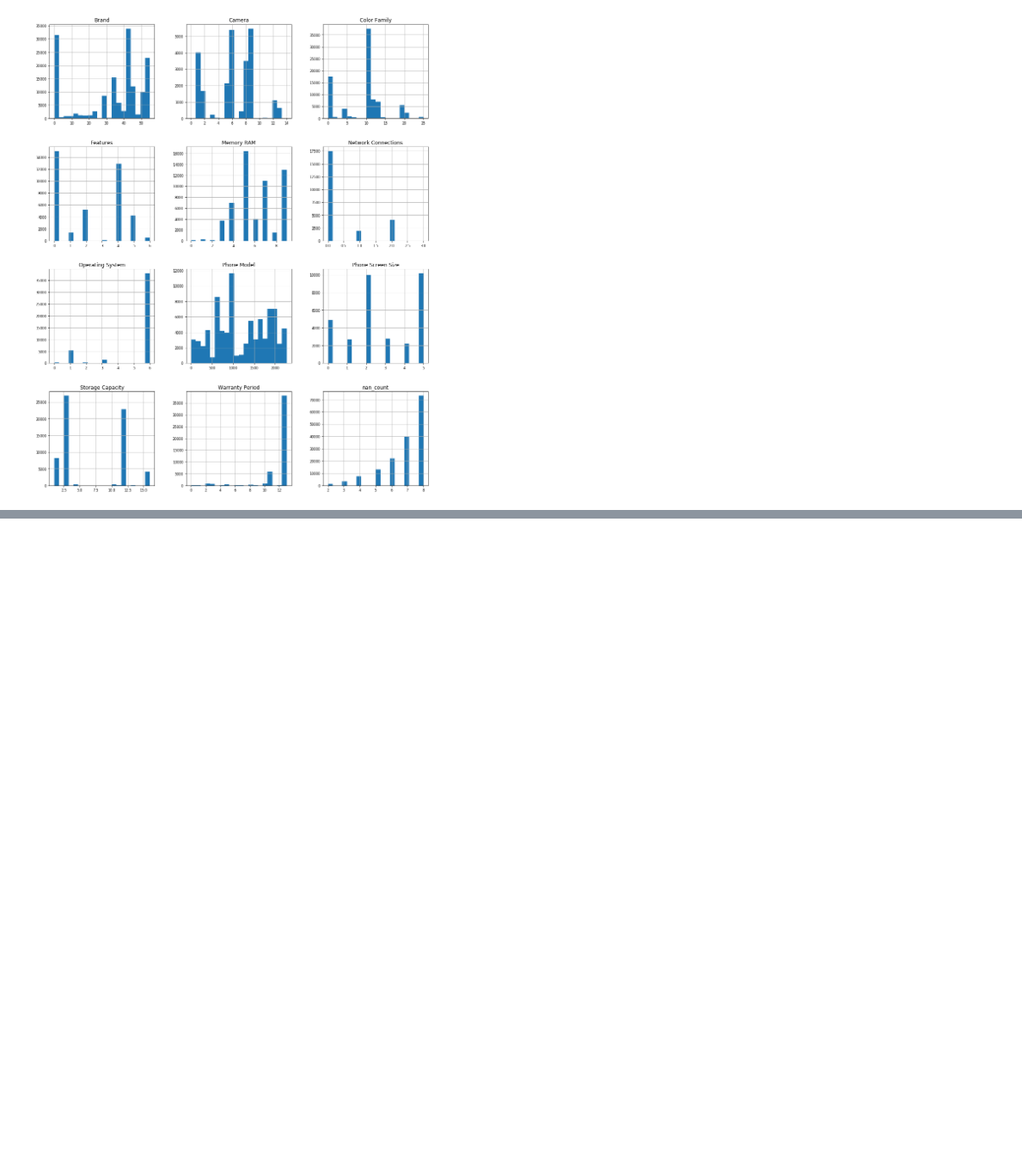
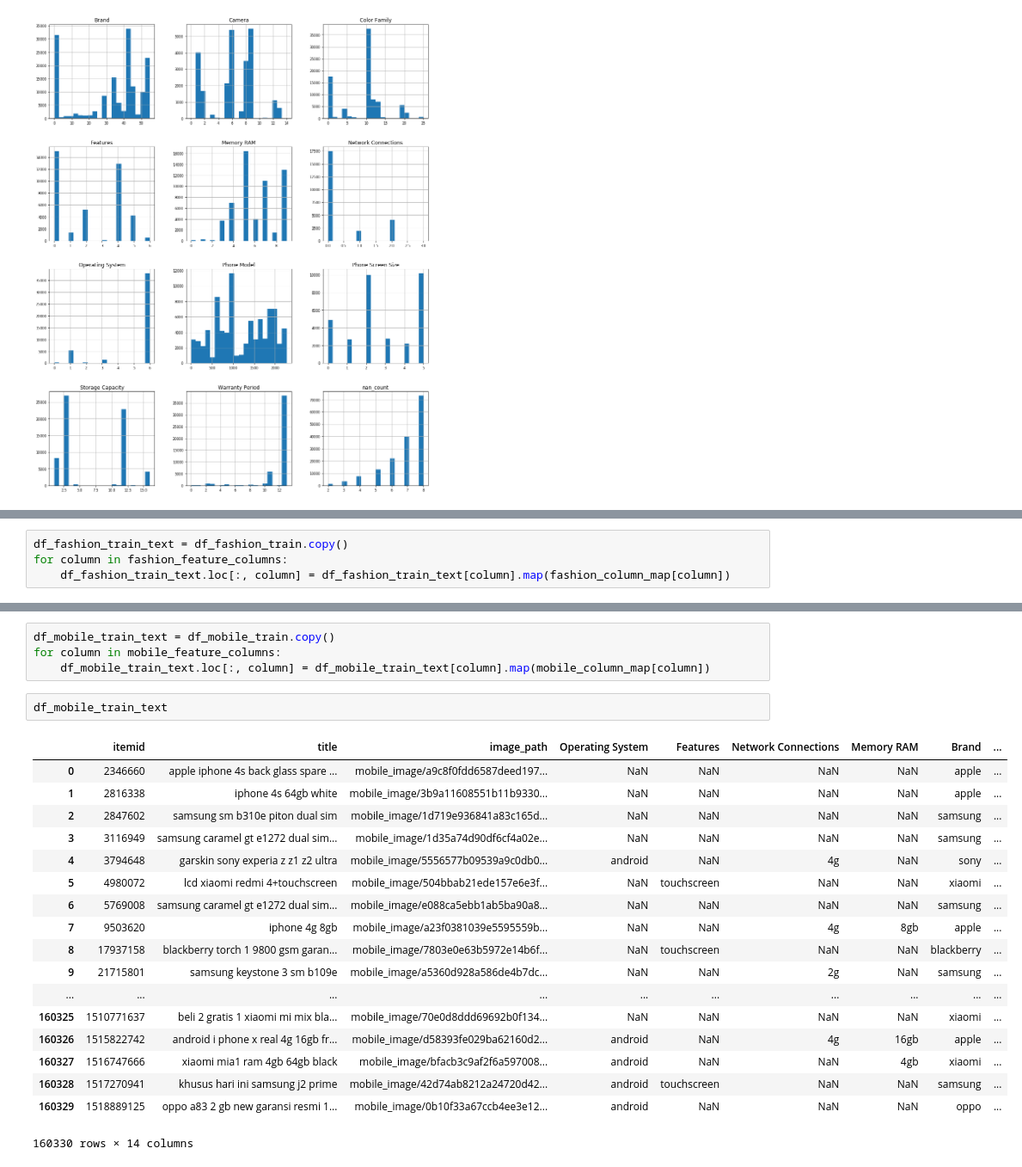
Before and after one commit to kevinling0218/ndsc2019, a Jupyter notebook: EDA.ipynb, the cells around one changed output, grey strips where cells are left out. Shown at 86% size. Cells and saved outputs as stored; diff of their text form; blank space fills up the shorter version.

```diff
--- a/EDA.ipynb
+++ b/EDA.ipynb
@@ -299,0 +367,4 @@ array([[<matplotlib.axes._subplots.AxesSubplot object at 0x...>,
+# %%
+df_fashion_train_text = df_fashion_train.copy()
+for column in fashion_feature_columns:
+    df_fashion_train_text.loc[:, column] = df_fashion_train_text[column].map(fashion_column_map[column])
@@ -299,0 +392,25 @@ array([[<matplotlib.axes._subplots.AxesSubplot object at 0x...>,
+# %%
+df_mobile_train_text = df_mobile_train.copy()
+for column in mobile_feature_columns:
+    df_mobile_train_text.loc[:, column] = df_mobile_train_text[column].map(mobile_column_map[column])
+# %%
+df_mobile_train_text
+# %% [output]
+|  | itemid | title | image_path | Operating System | Features | Network Connections | Memory RAM | Brand | ... |
+| 0 | 2346660 | apple iphone 4s back glass spare ... | mobile_image/a9c8f0fdd6587deed197... | NaN | NaN | NaN | NaN | apple | ... |
+| 1 | 2816338 | iphone 4s 64gb white | mobile_image/3b9a11608551b11b9330... | NaN | NaN | NaN | NaN | apple | ... |
+| 2 | 2847602 | samsung sm b310e piton dual sim | mobile_image/1d719e936841a83c165d... | NaN | NaN | NaN | NaN | samsung | ... |
+| 3 | 3116949 | samsung caramel gt e1272 dual sim... | mobile_image/1d35a74d90df6cf4a02e... | NaN | NaN | NaN | NaN | samsung | ... |
+| 4 | 3794648 | garskin sony experia z z1 z2 ultra | mobile_image/5556577b09539a9c0db0... | android | NaN | 4g | NaN | sony | ... |
+| 5 | 4980072 | lcd xiaomi redmi 4+touchscreen | mobile_image/504bbab21ede157e6e3f... | NaN | touchscreen | NaN | NaN | xiaomi | ... |
+| 6 | 5769008 | samsung caramel gt e1272 dual sim... | mobile_image/e088ca5ebb1ab5ba90a8... | NaN | NaN | NaN | NaN | samsung | ... |
+| 7 | 9503620 | iphone 4g 8gb | mobile_image/a23f0381039e5595559b... | NaN | NaN | 4g | 8gb | apple | ... |
+| 8 | 17937158 | blackberry torch 1 9800 gsm garan... | mobile_image/7803e0e63b5972e14b6f... | NaN | touchscreen | NaN | NaN | blackberry | ... |
+| 9 | 21715801 | samsung keystone 3 sm b109e | mobile_image/a5360d928a586de4b7dc... | NaN | NaN | 2g | NaN | samsung | ... |
+| ... | ... | ... | ... | ... | ... | ... | ... | ... | ... |
+| 160325 | 1510771637 | beli 2 gratis 1 xiaomi mi mix bla... | mobile_image/70e0d8ddd69692b0f134... | NaN | NaN | NaN | NaN | xiaomi | ... |
+| 160326 | 1515822742 | android i phone x real 4g 16gb fr... | mobile_image/d58393fe029ba62160d2... | android | NaN | 4g | 16gb | apple | ... |
+| 160327 | 1516747666 | xiaomi mia1 ram 4gb 64gb black | mobile_image/bfacb3c9af2f6a597008... | android | NaN | NaN | 4gb | xiaomi | ... |
+| 160328 | 1517270941 | khusus hari ini samsung j2 prime | mobile_image/42d74ab8212a24720d42... | android | touchscreen | NaN | NaN | samsung | ... |
+| 160329 | 1518889125 | oppo a83 2 gb new garansi resmi 1... | mobile_image/0b10f33a67ccb4ee3e12... | android | NaN | NaN | NaN | oppo | ... |
+160330 rows × 14 columns
```
Also changed, not shown: parts of 29 cells of this notebook.
